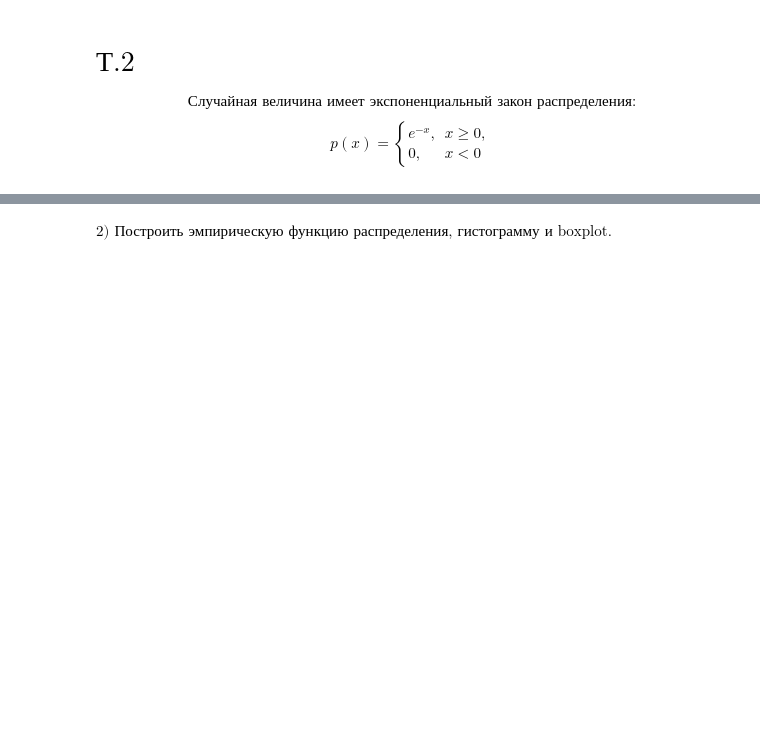
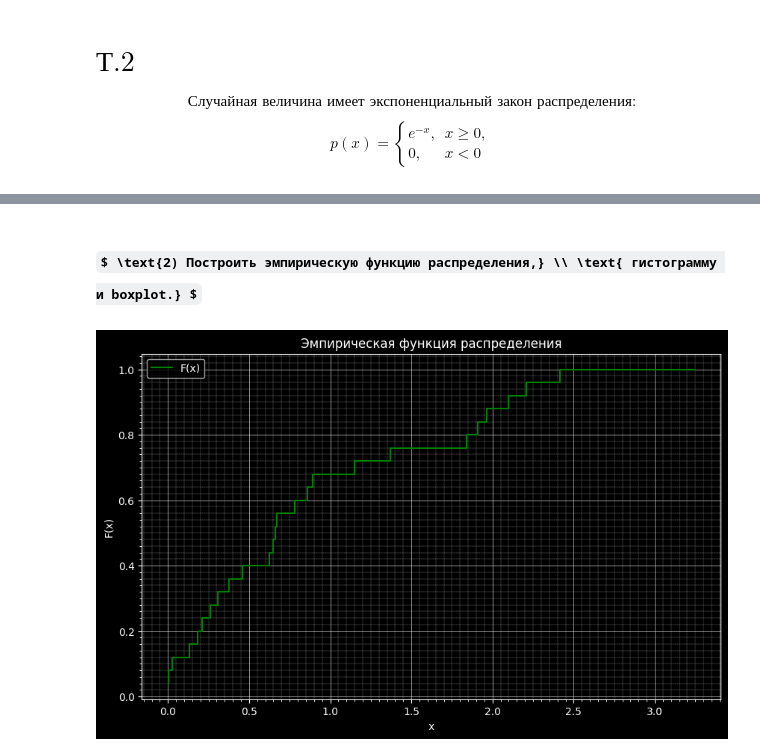
Before and after one commit to UmbrellaLeaf5/math_statistics, a Jupyter notebook: assignment_1/task_2 (T.2).ipynb, the cells around one changed output, grey strips where cells are left out. Cells and saved outputs as stored; diff of their text form; code cells hidden in the pictures; some formulas as TeX source; blank space fills up the shorter version.

```diff
--- a/assignment_1/task_2 (T.2).ipynb
+++ b/assignment_1/task_2 (T.2).ipynb
@@ -11,0 +26,24 @@ $ \text{0) Сгенерировать выборку объёма } n = 25. $
+# %%
+def p(x: float) -> float:
+    """Закон распределения."""
+    return np.exp(-x) if x >= 0 else 0
+
+def F(x: float) -> float:
+    """Функция распределения."""
+    return (1 - np.exp(-x)) if x >= 0 else 0
+
+def InverseF(y: float) -> float:
+    """Обратная к функции распределения"""
+    return -np.log(1 - y)
+
+# Размер выборки
+N = 25
+# %%
+rng = np.random.default_rng()
+random_numbers = rng.random(size=N)
+
+# Выборка
+sample = np.array([InverseF(y) for y in random_numbers])
+
+# Вариационный ряд
+order_statistics = sorted(sample)
@@ -17,2 +115,24 @@ $ \text{1) Определить по выборке моду,
 # %% [markdown]
-$ \text{2) Построить эмпирическую функцию распределения, гистограмму и boxplot.} $
+## $ \text{2) Построить эмпирическую функцию распределения,} \\ \text{ гистограмму и boxplot.} $
+# %%
+_, axs = polt.subplots(1, 1, figsize=(10, 6))
+
+axs.set_title("Эмпирическая функция распределения")
+axs.set_xlabel("x")
+axs.set_ylabel("F(x)")
+
+axs.step(order_statistics,
+         np.arange(1, N + 1) / N,
+         color="green",
+         label="F(x)")
+
+axs.xaxis.set_minor_locator(AutoMinorLocator(10))
+axs.yaxis.set_minor_locator(AutoMinorLocator(10))
+
+polt.grid(which='minor', linestyle='--', linewidth=0.2)
+polt.grid(which='major', linewidth=0.4)
+
+polt.legend()
+polt.show()
+# %% [output]
+[figure, added]
```
Also changed, not shown: parts of 22 cells of this notebook, 2 other files.
